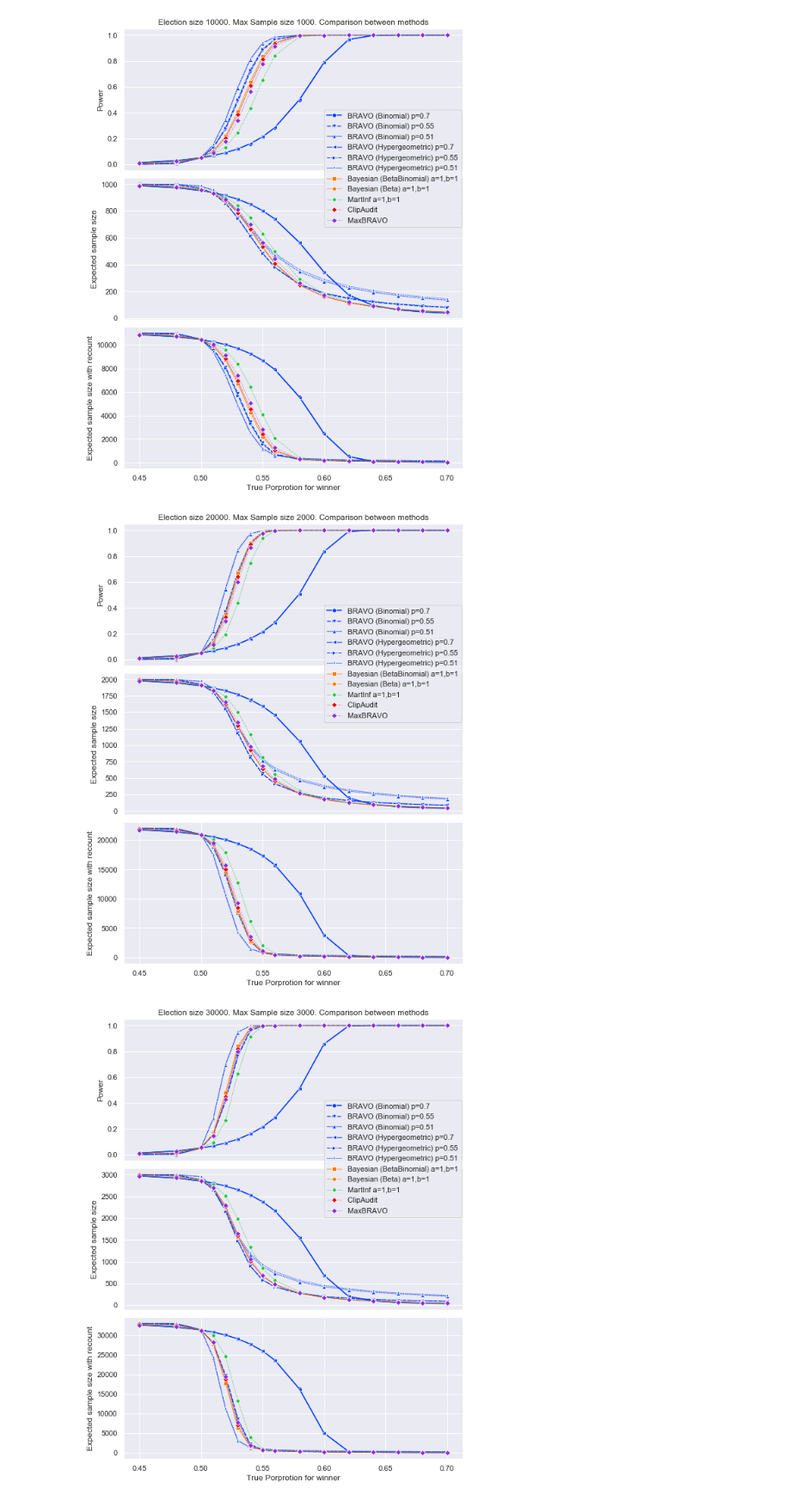
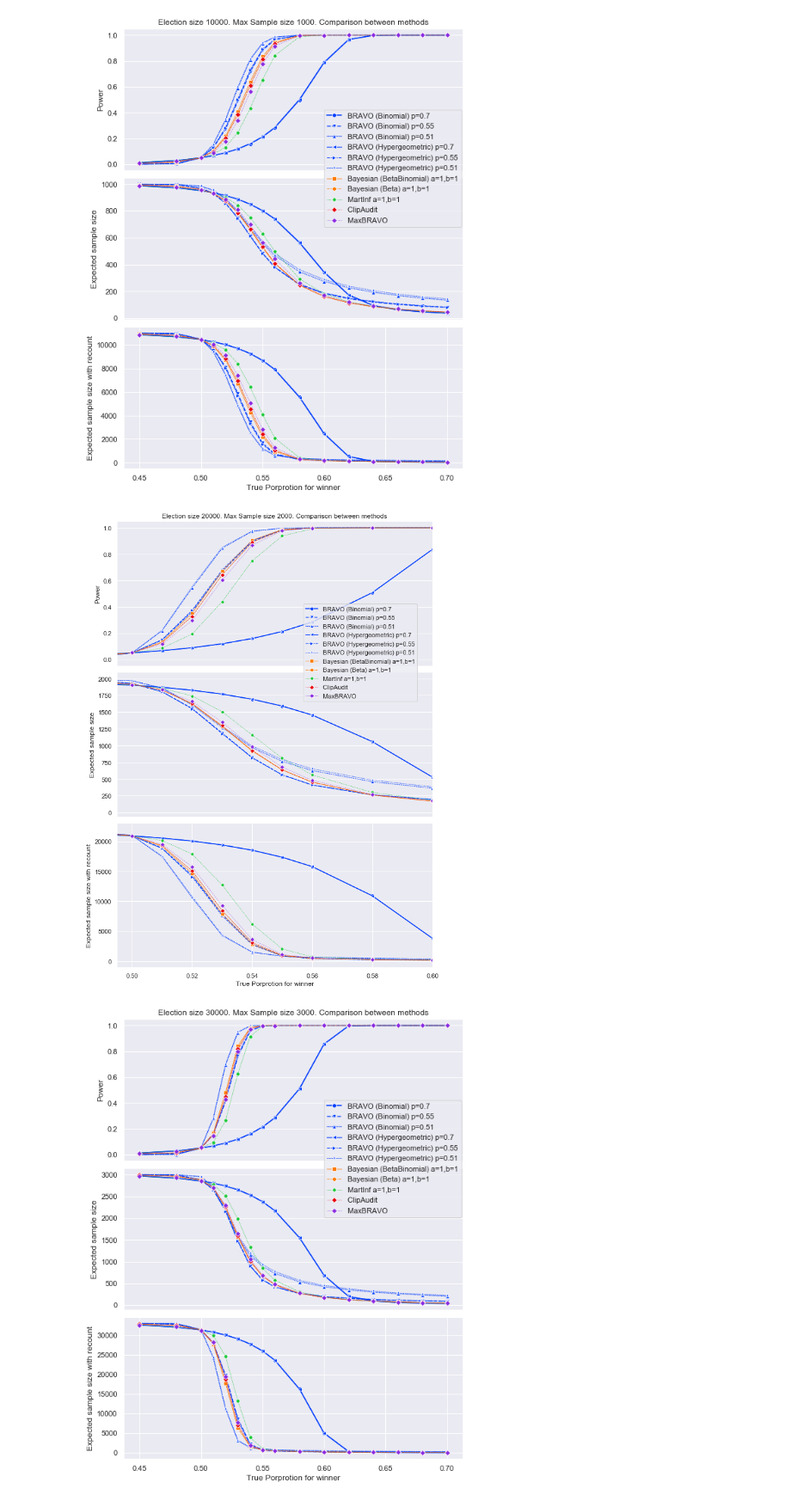
Before and after one commit to Dovermore/AuditAnalysis, a Jupyter notebook: jupyter/analysing/roc_mean_size_plot.ipynb, the cells around one changed output. Shown at 86% size. Drawn from its saved outputs; the diff is of its cells as text; code cells hidden in the pictures.

Commit message:
update figures

```diff
--- a/jupyter/analysing/roc_mean_size_plot.ipynb
+++ b/jupyter/analysing/roc_mean_size_plot.ipynb
@@ -532,6 +532,7 @@ data_long = prep_long_df(read_csv(data_path))
 
 ax = fig.add_subplot(311)
 ax.set_title("Election size 20000. Max Sample size 2000. Comparison between methods")
+_ax = ax
 
 sns.lineplot(
     x = 'p',
@@ -547,9 +548,8 @@ sns.lineplot(
     sizes=(0.5, 1.5),
     ax=ax)
 ax.xaxis.set_visible(False)
+ax.set_xlim([0.495, 0.6])
 ax.set_ylabel("Power")
-make_legend(data_long, ax, bbox_to_anchor=(0.59, 0.43), loc=2, borderaxespad=0.)
-
 
 data_type = "unconditional_mean.csv"
 data_path = calibrated_table_dir/str(election)/data_type
@@ -574,34 +574,38 @@ ax.set_zorder(-1)
 
 data_type = "unconditional_mean_with_recount.csv"
 data_path = calibrated_table_dir/str(election)/data_type
 data_long = prep_long_df(read_csv(data_path))
 
 ax.xaxis.set_visible(False)
+ax.set_xlim([0.495, 0.6])
 ax.set_ylabel("Expected sample size")
 
 ax = fig.add_subplot(313)
 
 sns.lineplot(
     x = 'p',
     y = 'expected_sample',
     hue = 'basename',
     size = 'parameter_with_type',
     style= 'parameter_with_type',
     data=data_long,
     markers=filled_markers,
     dashes=dash_styles,
     palette='bright',
     legend=False,
     sizes=(0.5, 1.5),
     ax=ax)
 ax.set_zorder(-1)
+ax.set_xlim([0.495, 0.6])
 plt.subplots_adjust(hspace=0.05)
+plt.tight_layout()
+make_legend(data_long, _ax, bbox_to_anchor=(0.59, 0.43), loc=2, borderaxespad=0.)
 
 ax.set_xlabel("True Porprotion for winner")
 ax.set_ylabel("Expected sample size with recount")
 plt.savefig('../../figures/roc_mean_sample_20000.png')
 # %% [output]
-[figure, old version]
+[figure, new version]
 # %%
 # 1. Basic 30000/3000 plot without replacement
 
```
Also changed, not shown: 5 other files.
